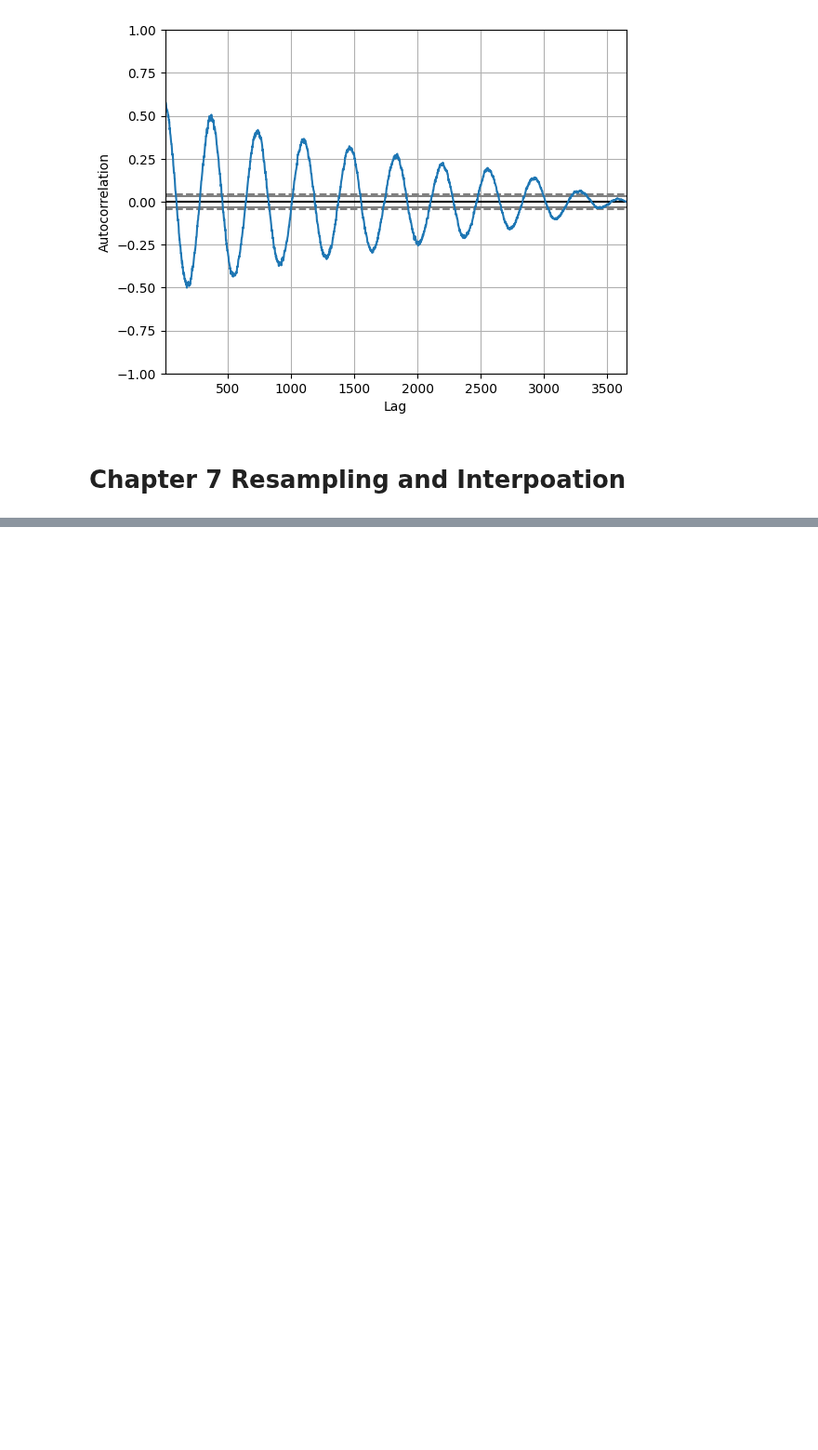
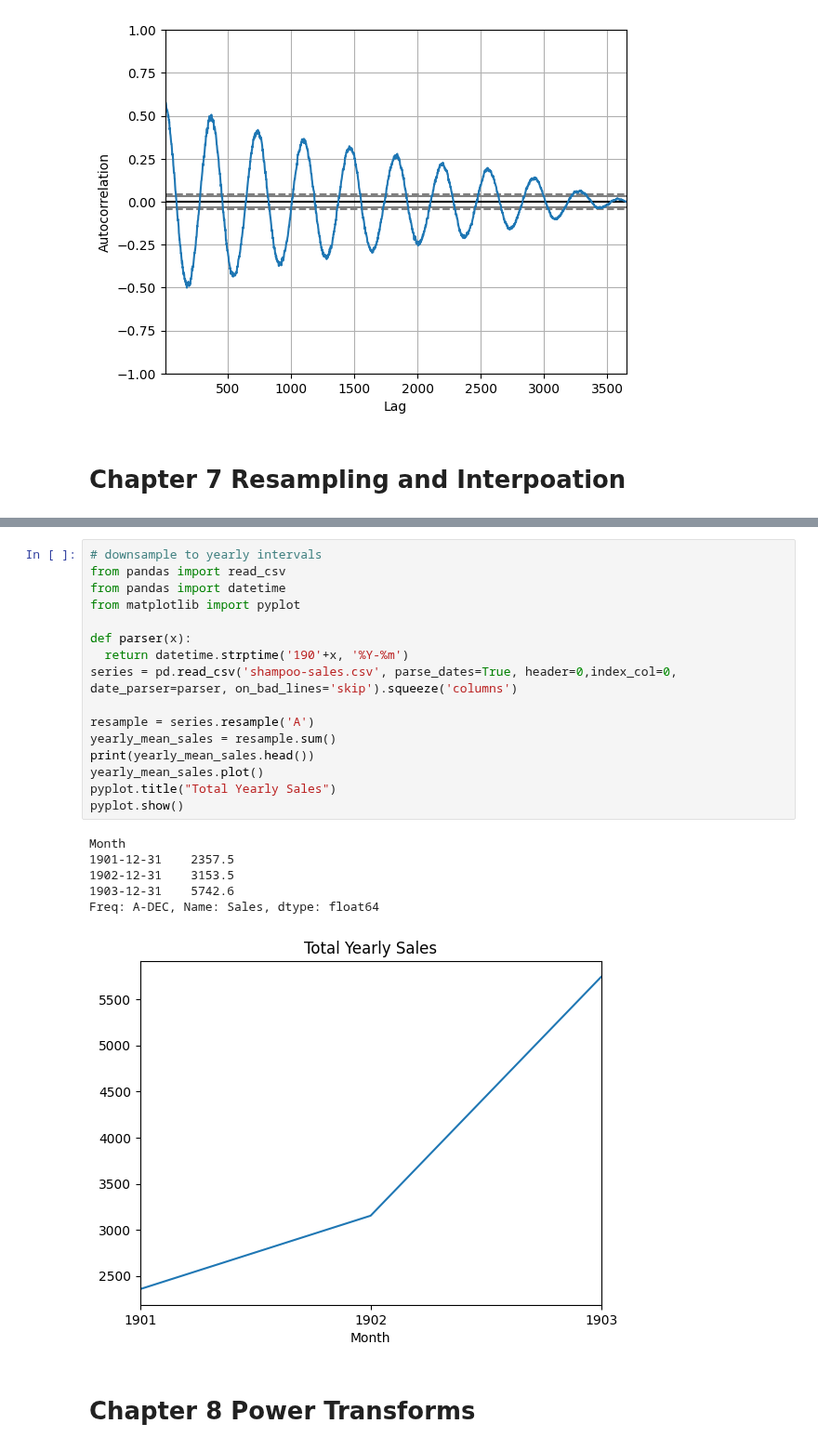
Before and after one commit to gregorywmorris/guided_projects, a Jupyter notebook: time_series/introduction_to_series_forecasting.ipynb, the cells around one changed output, grey strips where cells are left out. Shown at 93% size. Cells and saved outputs as stored; diff of their text form; blank space fills up the shorter version.

```diff
--- a/time_series/introduction_to_series_forecasting.ipynb
+++ b/time_series/introduction_to_series_forecasting.ipynb
@@ -337,0 +490,25 @@ pyplot.show()
+# %%
+# downsample to yearly intervals
+from pandas import read_csv
+from pandas import datetime
+from matplotlib import pyplot
+
+def parser(x):
+  return datetime.strptime('190'+x, '%Y-%m')
+series = pd.read_csv('shampoo-sales.csv', parse_dates=True, header=0,index_col=0, date_parser=parser, on_bad_lines='skip').squeeze('columns')
+
+resample = series.resample('A')
+yearly_mean_sales = resample.sum()
+print(yearly_mean_sales.head())
+yearly_mean_sales.plot()
+pyplot.title("Total Yearly Sales")
+pyplot.show()
+# %% [output]
+Month
+1901-12-31    2357.5
+1902-12-31    3153.5
+1903-12-31    5742.6
+Freq: A-DEC, Name: Sales, dtype: float64
+[figure, added]
+# %% [markdown]
+# Chapter 8 Power Transforms
```
Also changed, not shown: parts of 7 cells of this notebook.
